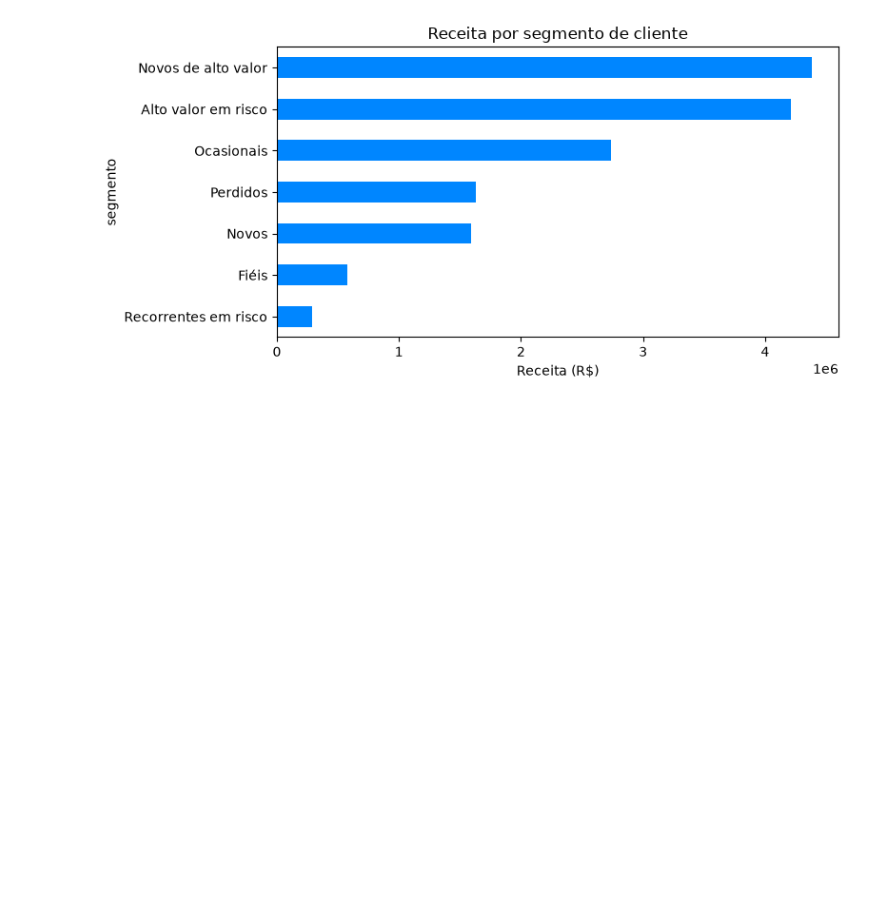
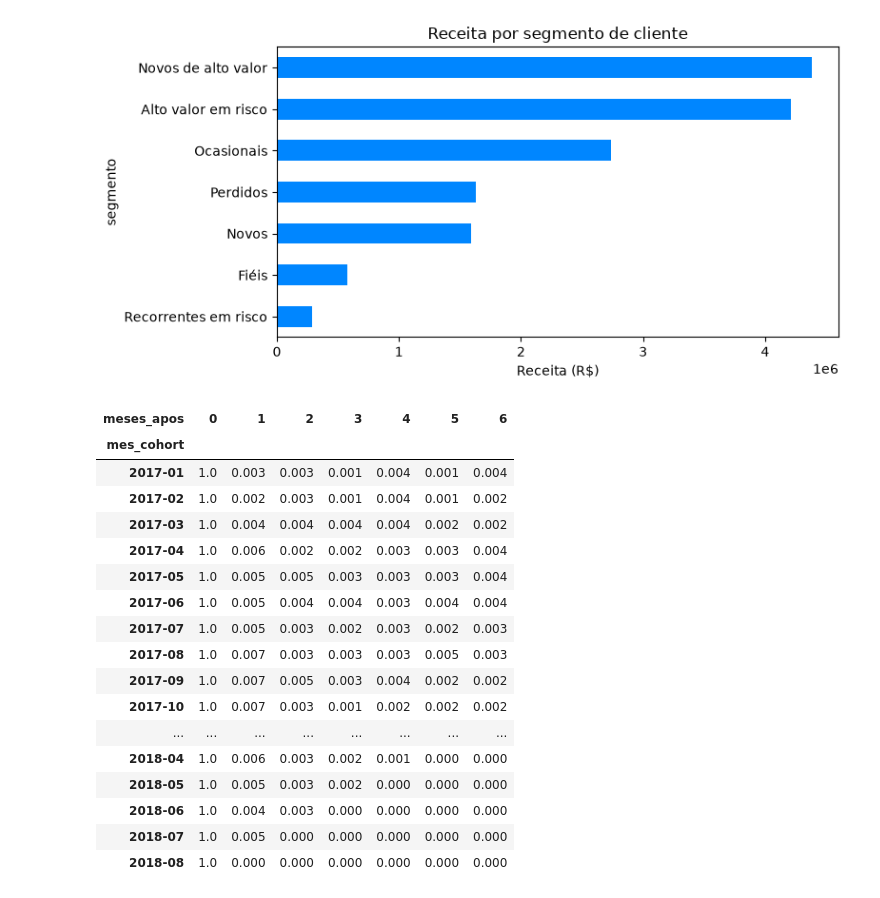
Before and after one commit to maccachera/olist-entrega-satisfacao, a Jupyter notebook: python/01_rfm_cohort.ipynb, the cells around one changed output. Cells and saved outputs as stored; diff of their text form; code cells hidden in the pictures; blank space fills up the shorter version.

```diff
--- a/python/01_rfm_cohort.ipynb
+++ b/python/01_rfm_cohort.ipynb
@@ -117,3 +117,40 @@ plt.tight_layout()
 plt.show()
 # %% [output]
 [figure]
+# %%
+import seaborn as sns
+
+# Primeira compra de cada cliente único
+base = rfm_base.copy()
+base["mes_compra"] = base["data_compra"].dt.to_period("M")
+base["mes_cohort"] = base.groupby("customer_unique_id")["data_compra"].transform("min").dt.to_period("M")
+base["meses_apos"] = (base["mes_compra"] - base["mes_cohort"]).apply(lambda x: x.n)
+
+# Clientes ativos por cohort e mês após a primeira compra
+cohort = (base.groupby(["mes_cohort", "meses_apos"])["customer_unique_id"]
+              .nunique().unstack(fill_value=0))
+
+# Só cohorts com volume relevante (o início de 2017 tem poucos clientes)
+cohort = cohort[cohort[0] >= 500]
+
+retencao = cohort.div(cohort[0], axis=0).round(3)
+retencao.iloc[:, :7]
+# %% [output]
+| meses_apos | 0 | 1 | 2 | 3 | 4 | 5 | 6 |
+| mes_cohort |  |  |  |  |  |  |  |
+| 2017-01 | 1.0 | 0.003 | 0.003 | 0.001 | 0.004 | 0.001 | 0.004 |
+| 2017-02 | 1.0 | 0.002 | 0.003 | 0.001 | 0.004 | 0.001 | 0.002 |
+| 2017-03 | 1.0 | 0.004 | 0.004 | 0.004 | 0.004 | 0.002 | 0.002 |
+| 2017-04 | 1.0 | 0.006 | 0.002 | 0.002 | 0.003 | 0.003 | 0.004 |
+| 2017-05 | 1.0 | 0.005 | 0.005 | 0.003 | 0.003 | 0.003 | 0.004 |
+| 2017-06 | 1.0 | 0.005 | 0.004 | 0.004 | 0.003 | 0.004 | 0.004 |
+| 2017-07 | 1.0 | 0.005 | 0.003 | 0.002 | 0.003 | 0.002 | 0.003 |
+| 2017-08 | 1.0 | 0.007 | 0.003 | 0.003 | 0.003 | 0.005 | 0.003 |
+| 2017-09 | 1.0 | 0.007 | 0.005 | 0.003 | 0.004 | 0.002 | 0.002 |
+| 2017-10 | 1.0 | 0.007 | 0.003 | 0.001 | 0.002 | 0.002 | 0.002 |
+| ... | ... | ... | ... | ... | ... | ... | ... |
+| 2018-04 | 1.0 | 0.006 | 0.003 | 0.002 | 0.001 | 0.000 | 0.000 |
+| 2018-05 | 1.0 | 0.005 | 0.003 | 0.002 | 0.000 | 0.000 | 0.000 |
+| 2018-06 | 1.0 | 0.004 | 0.003 | 0.000 | 0.000 | 0.000 | 0.000 |
+| 2018-07 | 1.0 | 0.005 | 0.000 | 0.000 | 0.000 | 0.000 | 0.000 |
+| 2018-08 | 1.0 | 0.000 | 0.000 | 0.000 | 0.000 | 0.000 | 0.000 |
```
Also changed, not shown: parts of 1 cell of this notebook.
